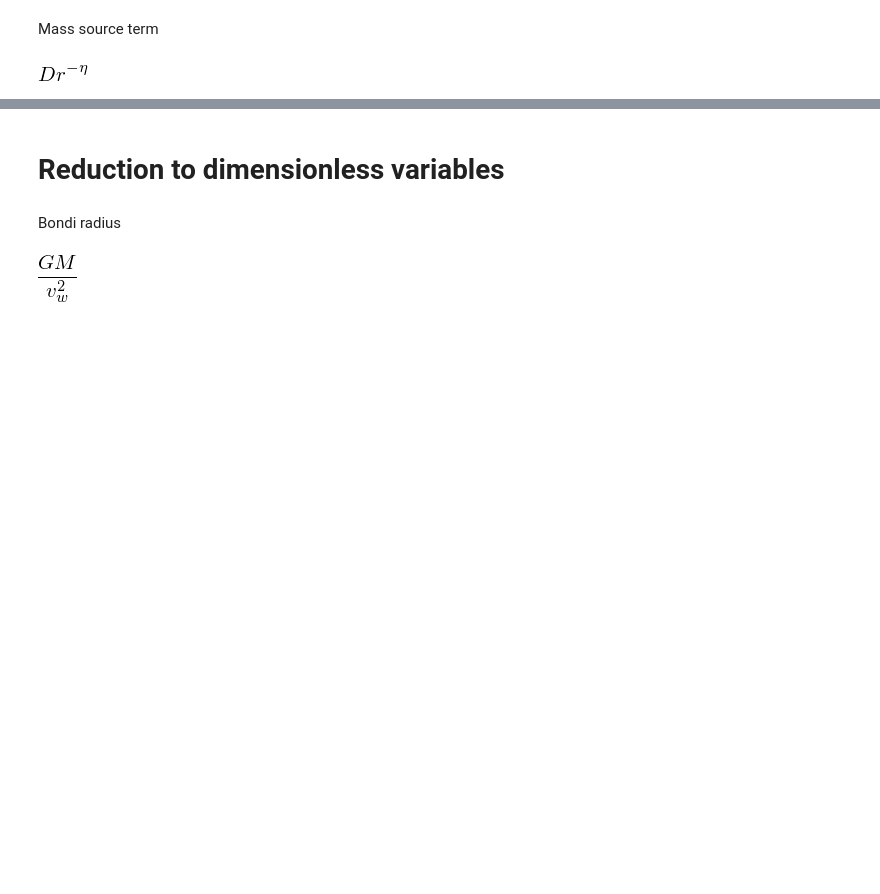
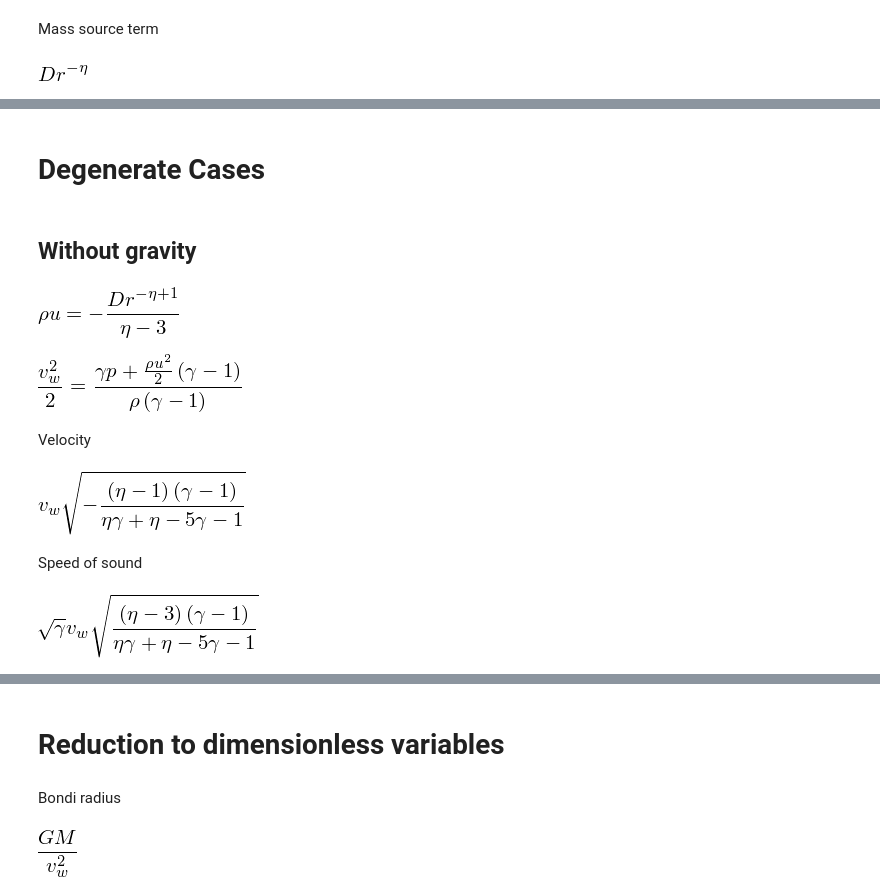
Before and after one commit to bolverk/generalised_bondi, a Jupyter notebook: generalised_bondi_point_mass.ipynb, the cells around one changed output, grey strips where cells are left out. Drawn from its saved outputs; the diff is of its cells as text; code cells hidden in the pictures; blank space fills up the shorter version.

Commit message:
add derivation of degenerate cases

```diff
--- a/generalised_bondi_point_mass.ipynb
+++ b/generalised_bondi_point_mass.ipynb
@@ -46,0 +81,57 @@ mass_source
+# %% [markdown]
+# Degenerate Cases
+# %% [markdown]
+## Without gravity
+# %%
+temp = mass_conservation.subs(q, mass_source)
+temp = temp.rhs
+temp = temp*r**2
+temp = temp.integrate(r,conds='none')
+temp = temp/r**2
+temp = sympy.Eq(rho*u, temp)
+temp = temp.simplify()
+mass_conservation_without_gravity = temp
+mass_conservation_without_gravity
+# %% [output]
+[figure, added]
+# %%
+temp = energy_conservation
+temp = temp.subs(q, mass_source)
+temp = temp.subs(M,0)
+temp = temp.rhs
+temp = temp*r**2
+temp = temp.integrate(r, conds='none')
+temp = temp/r**2
+temp = temp/ mass_conservation_without_gravity.rhs
+temp = sympy.Eq((p/rho)*gamma/(gamma-1)+u**2/2,temp)
+temp = temp.simplify()
+energy_conservation_without_gravity = temp
+energy_conservation_without_gravity
+# %% [output]
+[figure, added]
+# %% [markdown]
+Velocity
+# %%
+temp = momentum_conservation
+temp = temp.subs(q, mass_source)
+temp = temp.subs(sympy.solve(energy_conservation_without_gravity,p,dict=True)[0])
+temp = temp.subs(sympy.solve(mass_conservation_without_gravity,rho,dict=True)[0])
+temp = temp.subs(M, 0)
+temp = temp.doit()
+temp = temp.simplify()
+u_without_gravity = sympy.solve(temp, u)[1]
+u_without_gravity
+# %% [output]
+[figure, added]
+# %% [markdown]
+Speed of sound
+# %%
+c = sympy.Symbol('c', positive=True)
+temp = energy_conservation_without_gravity
+temp = temp.subs(p, rho*c**2/gamma)
+temp = temp.subs(u, u_without_gravity)
+temp = temp.simplify()
+c_without_gravity = sympy.solve(temp, c)[1]
+c_without_gravity
+# %% [output]
+[figure, added]
```
Also changed, not shown: parts of 53 cells of this notebook.
